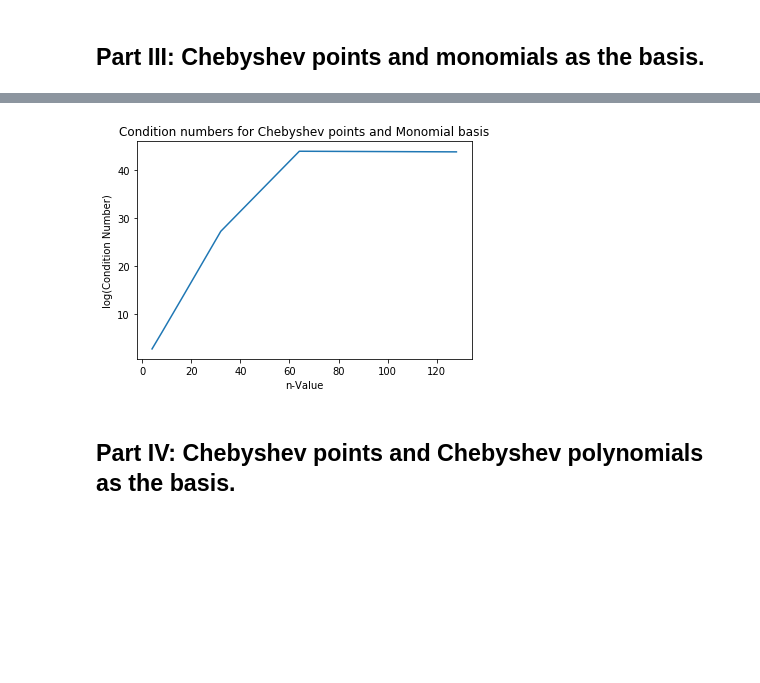
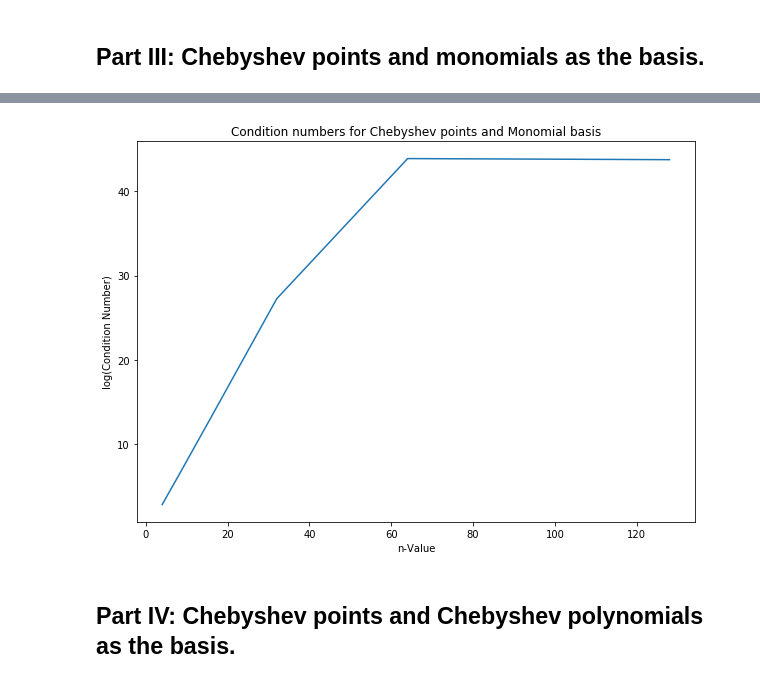
Before and after one commit to sharath/MATH651, a Jupyter notebook: hw3.ipynb, the cells around one changed output, grey strips where cells are left out. Cells and saved outputs as stored; diff of their text form; code cells hidden in the pictures; blank space fills up the shorter version.

```diff
--- a/hw3.ipynb
+++ b/hw3.ipynb
@@ -142,11 +147,12 @@ plt.show()
 # %%
+plt.figure(figsize=(10, 7))
 plt.plot(ns, np.log(cond_n))
 plt.title('Condition numbers for Chebyshev points and Monomial basis')
 plt.xlabel('n-Value')
 plt.ylabel('log(Condition Number)')
 plt.show()
 # %% [output]
-[figure, old version]
+[figure, new version]
 # %% [markdown]
 ## Part IV: Chebyshev points and Chebyshev polynomials as the basis.
 # %%
```
Also changed, not shown: parts of 9 cells of this notebook.
